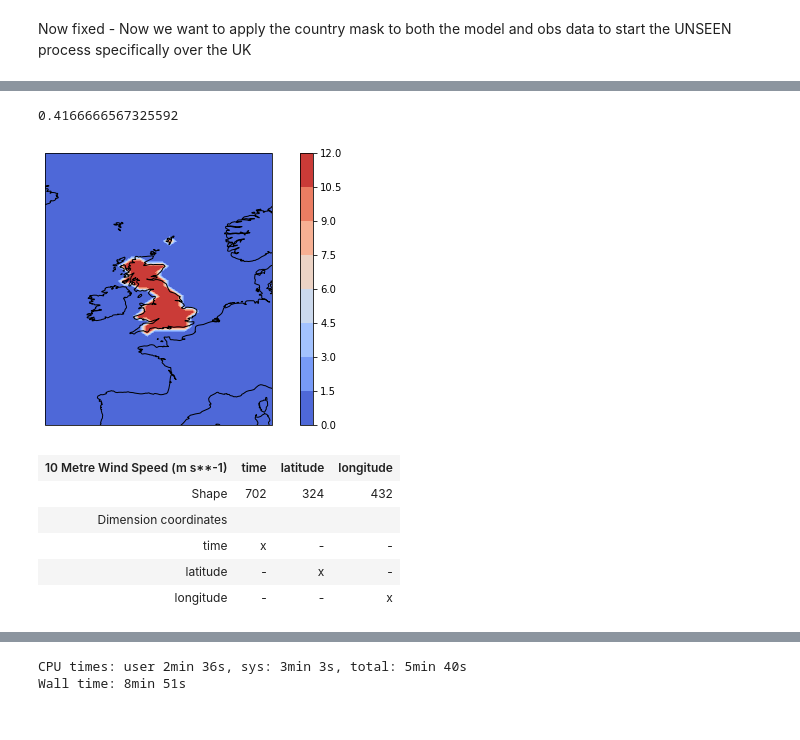
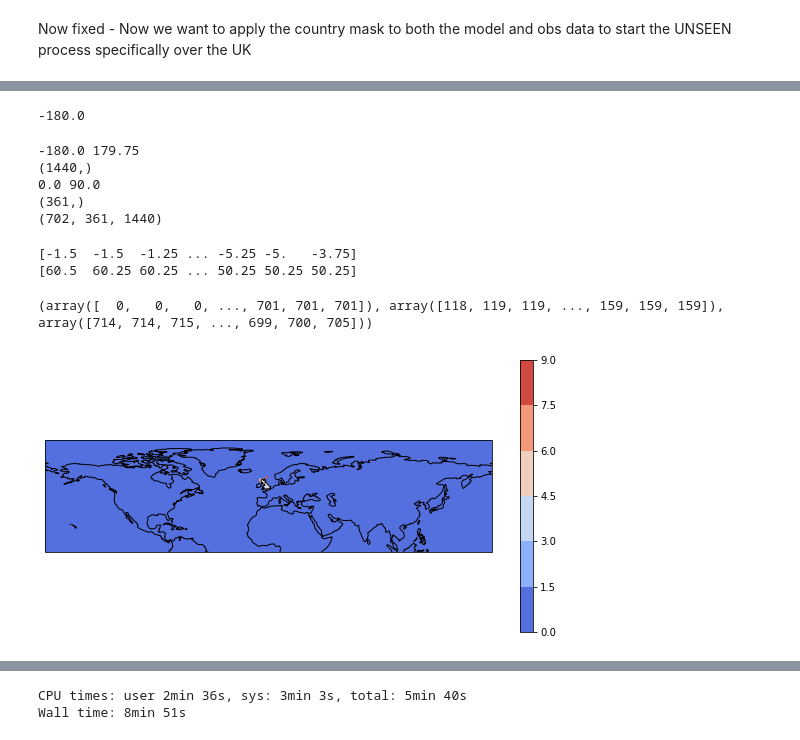
Before and after one commit to benhutchmet/unseen_multi_year, a Jupyter notebook: multi_year_unseen.ipynb, the cells around one changed output, grey strips where cells are left out. Saved outputs shown, nothing was run; the diff lists cells and outputs as text; code cells hidden in the pictures.

```diff
--- a/multi_year_unseen.ipynb
+++ b/multi_year_unseen.ipynb
@@ -421,0 +299,3 @@ print(member_cube.coord('longitude').points.max())
+# %%
+# subset the cube to -180 to 180 and 0 to 90
+obs_cube = obs_cube.intersection(longitude=(-180, 180), latitude=(0, 90))
@@ -425,7 +322,7 @@ import shapely.geometry
 import cartopy.io.shapereader as shpreader
 
 # apply the mask
-LONS, LATS = iris.analysis.cartography.get_xy_grids(member_cube[0])
+LONS, LATS = iris.analysis.cartography.get_xy_grids(obs_cube[0])
 x,y = LONS.flatten(), LATS.flatten()
 
 countries_shp = shpreader.natural_earth(resolution='10m',category='cultural',name='admin_0_countries')
@@ -437,8 +334,7 @@ COUNTRY = "United Kingdom"
 # so we need to convert the lons to this
 # if there are no lons below 0 then we can just convert the lons
 if np.min(x) >= 0:
-    x = x - 180
-    LONS = LONS - 180
+    raise ValueError("Lons are not between -180 and 180")
 
 MASK_MATRIX_TMP = np.zeros([len(x), 1])
 country_shapely = []
@@ -515,11 +424,11 @@ Now fixed - Now we want to apply the country mask to both the model and obs data
 %%time
 
 # extract the values from the obs data
-obs_values = obs_regridded.data
+obs_values = obs_cube.data
 
 # extract the lats
-obs_lats = obs_regridded.coord('latitude').points
-obs_lons = obs_regridded.coord('longitude').points
+obs_lats = obs_cube.coord('latitude').points
+obs_lons = obs_cube.coord('longitude').points
 
 # print the sum of the obs values
 print(np.sum(obs_values))
@@ -537,44 +446,77 @@ print(np.sum(obs_values_masked))
 # %%
 obs_lons.min()
 # %% [output]
-0.4166666567325592
+-180.0
 # %%
-# convert obs lons to -180 to 180
-obs_lons = obs_lons - 180
+# # convert obs lons to -180 to 180
+# obs_lons = obs_lons - 180
+# %%
+# print the min and max of the obs lons
+print(obs_lons.min(), obs_lons.max())
+print(np.shape(obs_lons))
+
+# print the min and max of the obs lats
+print(obs_lats.min(), obs_lats.max())
+print(np.shape(obs_lats))
+
+# print the shape of the obs values
+print(np.shape(obs_values_masked))# get the indices of the non-zero elements in obs_values_masked
+# %% [output]
+-180.0 179.75
+(1440,)
+0.0 90.0
+(361,)
+(702, 361, 1440)
+# %%
+non_zero_indices = np.nonzero(obs_values_masked)
+
+# get the corresponding values in obs_lons and obs_lats
+non_zero_lons = obs_lons[non_zero_indices[2]]
+non_zero_lats = obs_lats[non_zero_indices[1]]
+
+# print the non-zero longitudes and latitudes
+print(non_zero_lons)
+print(non_zero_lats)
+# %% [output]
+[-1.5  -1.5  -1.25 ... -5.25 -5.   -3.75]
+[60.5  60.25 60.25 ... 50.25 50.25 50.25]
+# %%
+# find the indexes where the obs_values_masked are not zero
+idx = np.where(obs_values_masked != 0)
+
+print(idx)
+
+# # print the min and max of the indexes
+# # loop over the indexes and print the min and max
+# for i in range(len(idx)):
+#     print(idx[i].min(), idx[i].max())
+# %% [output]
+(array([  0,   0,   0, ..., 701, 701, 701]), array([118, 119, 119, ..., 159, 159, 159]), array([714, 714, 715, ..., 699, 700, 705]))
 # %%
 # set up a figure
 plt.figure(figsize=(10, 5))
 
 # include the basemap
-ax = plt.axes(projection=ccrs.PlateCarree(central_longitude=0))
+ax = plt.axes(projection=ccrs.PlateCarree())
 
 # include coastlines
 ax.coastlines()
 
 # plot the obs data
 plt.contourf(obs_lons, obs_lats, obs_values_masked[0,:,:], cmap='coolwarm')
 
-# set the lat and lon limits
-ax.set_extent([-15, 10, 40, 70], crs=ccrs.PlateCarree())
+# # set the lat and lon limits
+# ax.set_extent([-15, 10, 40, 70], crs=ccrs.PlateCarree())
 
 # include a colorbar
 plt.colorbar()
 
 plt.show()
 # %% [output]
-[figure, old version]
+[figure, new version]
 # %%
 # anywhere there are zeros in the mask we want to set the obs values to nan
 obs_values_masked = np.where(obs_values_masked == 0, np.nan, obs_values_masked)
 
 # take the nanmean over the lat and lon dimensions
 obs_values_masked = np.nanmean(obs_values_masked, axis=(1, 2))
-# %%
-obs_regridded
-# %% [output]
-| 10 Metre Wind Speed (m s**-1) | time | latitude | longitude |
-| Shape | 702 | 324 | 432 |
-| Dimension coordinates |  |  |  |
-| time | x | - | - |
-| latitude | - | x | - |
-| longitude | - | - | x |
```
Also changed, not shown: parts of 29 cells of this notebook, 2 other files.
